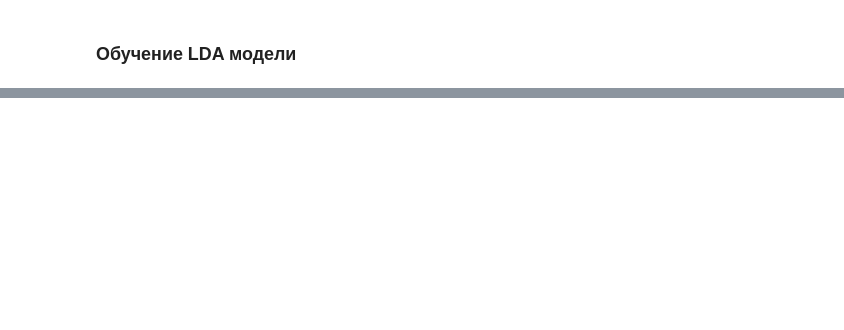
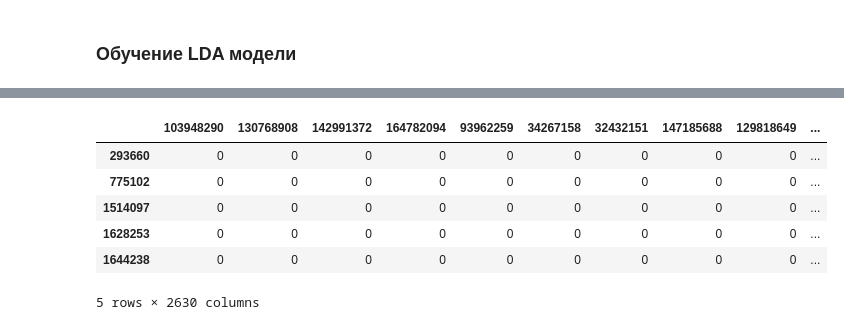
Before and after one commit to pastashkin/netology_python, a Jupyter notebook: homeworks/hw 14 (FE 3).ipynb, the cells around one changed output, grey strips where cells are left out. Drawn from its saved outputs; the diff is of its cells as text; code cells hidden in the pictures; blank space fills up the shorter version.

```diff
--- a/homeworks/hw 14 (FE 3).ipynb
+++ b/homeworks/hw 14 (FE 3).ipynb
@@ -141,15 +198,15 @@ uids =
 # %%
 # получить подписки этих пользователей
 print_counter = 0
-final_data = []
+final_data = {}
 
-for uid in uids[:1000]:
+for uid in uids:
     try:
         user_subs = vk_get_response(
             'users.getSubscriptions', 'user_id={0}&v=4.9&lang=ru'.format(int(uid)), access_token
         )
         time.sleep(0.3)
-        final_data.append(user_subs)
+        final_data[uid] = user_subs
     except:
         print("Error")
     if print_counter % 100 == 0:
@@ -368,0 +730,24 @@ for i in range(20):
+# %%
+subs_by_groups_ntv = list(subs_by_groups_ntv)
+# %%
+ntv_matrix = []
+counter = 0
+uids_index = []
+for uid in ntv_uids:
+    ntv_usr = []
+    try:
+        usr_subs = final_data[uid].get('response').get('groups').get('items')[:5]
+    except:
+        continue
+
+    for group in subs_by_groups_ntv:
+        if group in usr_subs:
+            ntv_usr.append(1)
+        else:
+            ntv_usr.append(0)
+
+    ntv_matrix.append(ntv_usr)
+    uids_index.append(uid)
+    counter += 1
+    if counter % 100 == 0:
+        print("{0} uids processed".format(counter))
@@ -368,0 +762,11 @@ for i in range(20):
+# %%
+ntv_matrix = pd.DataFrame(ntv_matrix, index = uids_index, columns=subs_by_groups_ntv)
+ntv_matrix.head()
+# %% [output]
+|  | 103948290 | 130768908 | 142991372 | 164782094 | 93962259 | 34267158 | 32432151 | 147185688 | 129818649 | ... |
+| 293660 | 0 | 0 | 0 | 0 | 0 | 0 | 0 | 0 | 0 | ... |
+| 775102 | 0 | 0 | 0 | 0 | 0 | 0 | 0 | 0 | 0 | ... |
+| 1514097 | 0 | 0 | 0 | 0 | 0 | 0 | 0 | 0 | 0 | ... |
+| 1628253 | 0 | 0 | 0 | 0 | 0 | 0 | 0 | 0 | 0 | ... |
+| 1644238 | 0 | 0 | 0 | 0 | 0 | 0 | 0 | 0 | 0 | ... |
+5 rows × 2630 columns
```
Also changed, not shown: parts of 40 cells of this notebook.
